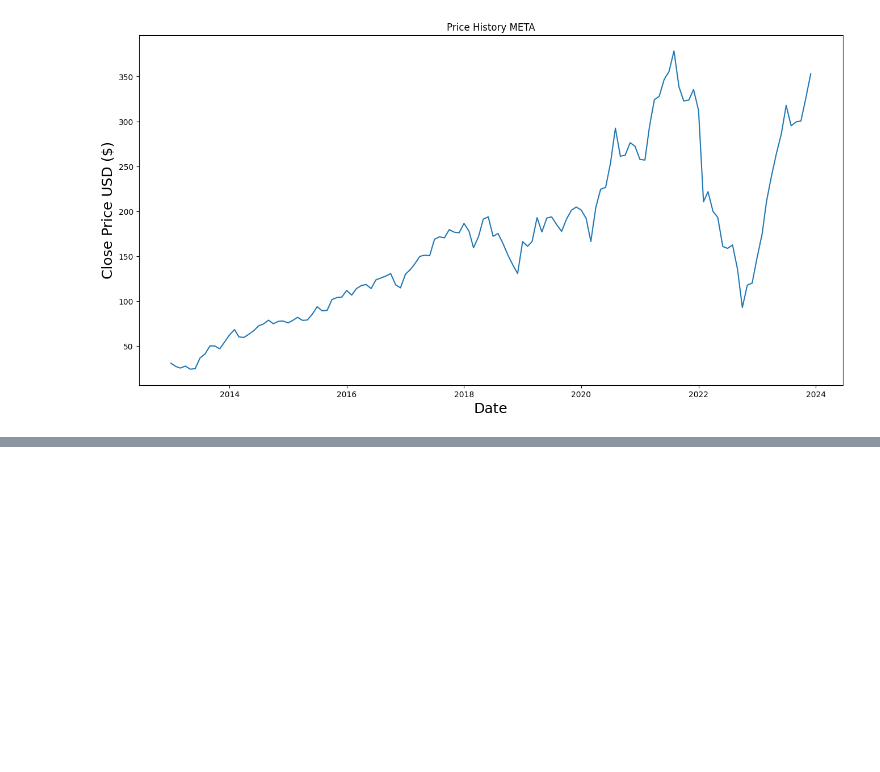
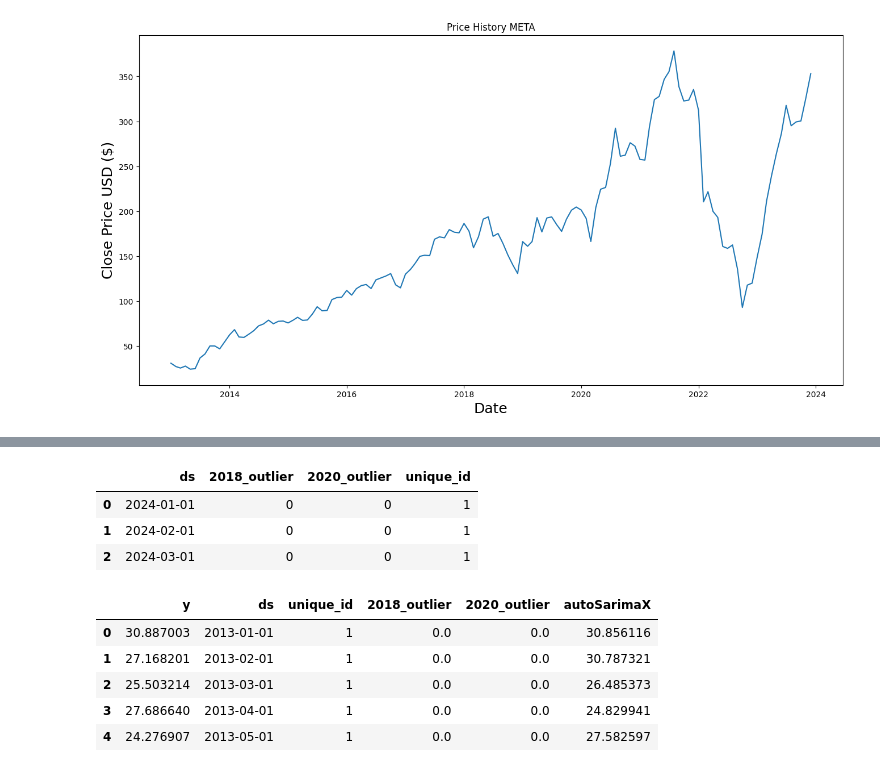
Before and after one commit to Michelleagl/Series_de_Tiempo, a Jupyter notebook: Regresión_Dinamica.ipynb, the cells around one changed output, grey strips where cells are left out. Drawn from its saved outputs; the diff is of its cells as text; code cells hidden in the pictures; blank space fills up the shorter version.

```diff
--- a/Regresión_Dinamica.ipynb
+++ b/Regresión_Dinamica.ipynb
@@ -74,0 +164,3 @@ plt.show()
+# %%
+# Create a list with the model and its instantiation parameters
+models = [AutoARIMA(season_length=12)]
@@ -74,0 +192,12 @@ plt.show()
+# %%
+
+x_df = pd.DataFrame({"ds": [pd.to_datetime('2024-01-01'), pd.to_datetime('2024-02-01'), pd.to_datetime('2024-03-01')],
+                     "2018_outlier": [0,0,0],
+                     "2020_outlier": [0,0,0],
+                     "unique_id": [1,1,1]})
+x_df.head()
+# %% [output]
+|  | ds | 2018_outlier | 2020_outlier | unique_id |
+| 0 | 2024-01-01 | 0 | 0 | 1 |
+| 1 | 2024-02-01 | 0 | 0 | 1 |
+| 2 | 2024-03-01 | 0 | 0 | 1 |
@@ -74,0 +207,10 @@ plt.show()
+# %%
+df['autoSarimaX'] = values['AutoARIMA'].values
+df.head()
+# %% [output]
+|  | y | ds | unique_id | 2018_outlier | 2020_outlier | autoSarimaX |
+| 0 | 30.887003 | 2013-01-01 | 1 | 0.0 | 0.0 | 30.856116 |
+| 1 | 27.168201 | 2013-02-01 | 1 | 0.0 | 0.0 | 30.787321 |
+| 2 | 25.503214 | 2013-03-01 | 1 | 0.0 | 0.0 | 26.485373 |
+| 3 | 27.686640 | 2013-04-01 | 1 | 0.0 | 0.0 | 24.829941 |
+| 4 | 24.276907 | 2013-05-01 | 1 | 0.0 | 0.0 | 27.582597 |
```
Also changed, not shown: parts of 19 cells of this notebook.
